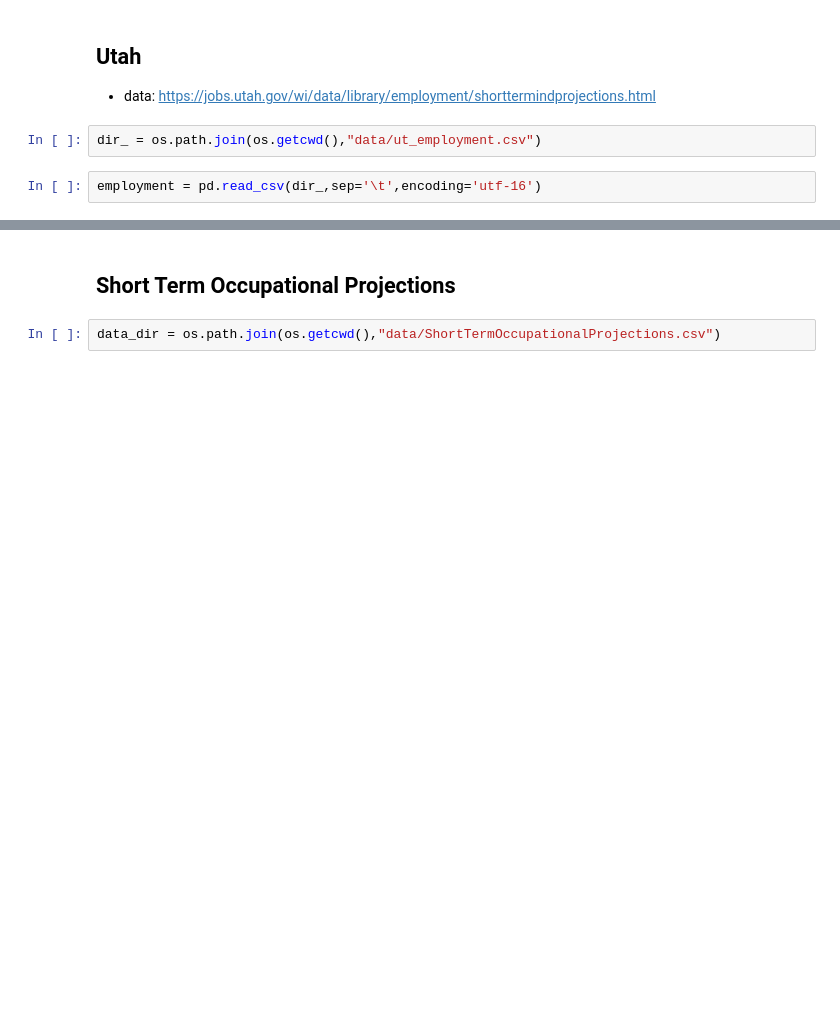
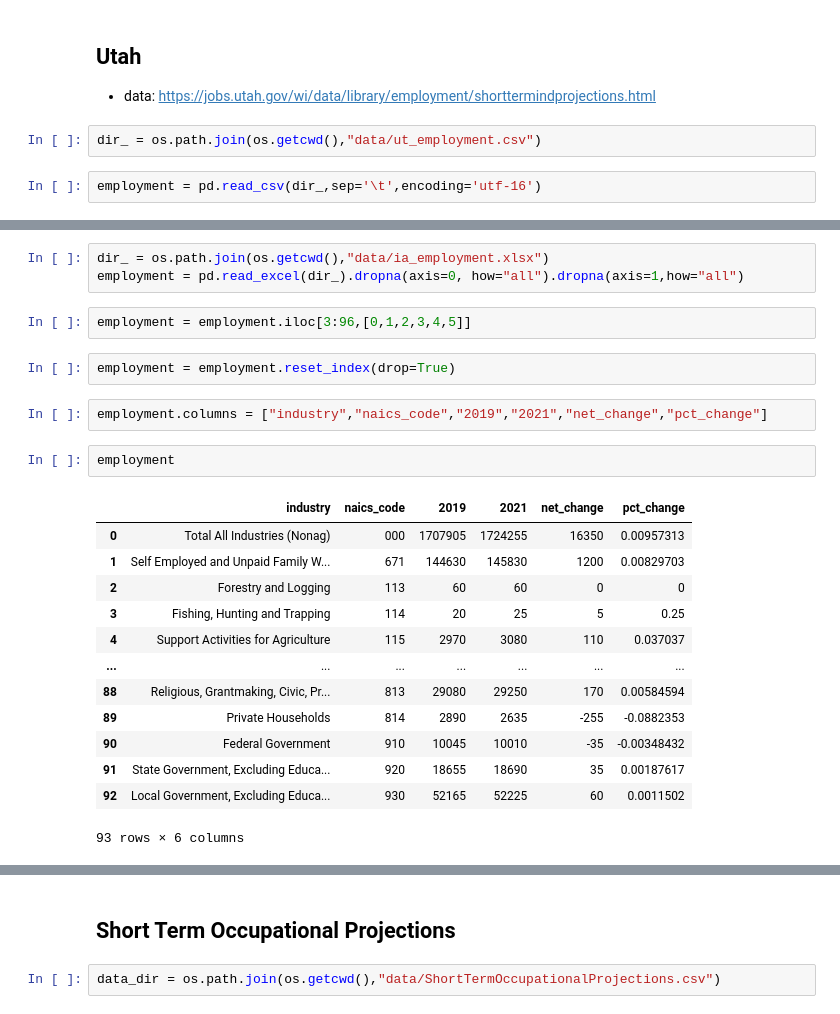
Before and after one commit to xcao38/covid19_analysis, a Jupyter notebook: data_preparing.ipynb, the cells around one changed output, grey strips where cells are left out. Drawn from its saved outputs; the diff is of its cells as text; blank space fills up the shorter version.

```diff
--- a/data_preparing.ipynb
+++ b/data_preparing.ipynb
@@ -852,0 +1141,25 @@ employment = pd.read_csv(dir_,sep='\t',encoding='utf-16')
+# %%
+dir_ = os.path.join(os.getcwd(),"data/ia_employment.xlsx")
+employment = pd.read_excel(dir_).dropna(axis=0, how="all").dropna(axis=1,how="all")
+# %%
+employment = employment.iloc[3:96,[0,1,2,3,4,5]]
+# %%
+employment = employment.reset_index(drop=True)
+# %%
+employment.columns = ["industry","naics_code","2019","2021","net_change","pct_change"]
+# %%
+employment
+# %% [output]
+|  | industry | naics_code | 2019 | 2021 | net_change | pct_change |
+| 0 | Total All Industries (Nonag) | 000 | 1707905 | 1724255 | 16350 | 0.00957313 |
+| 1 | Self Employed and Unpaid Family W... | 671 | 144630 | 145830 | 1200 | 0.00829703 |
+| 2 | Forestry and Logging | 113 | 60 | 60 | 0 | 0 |
+| 3 | Fishing, Hunting and Trapping | 114 | 20 | 25 | 5 | 0.25 |
+| 4 | Support Activities for Agriculture | 115 | 2970 | 3080 | 110 | 0.037037 |
+| ... | ... | ... | ... | ... | ... | ... |
+| 88 | Religious, Grantmaking, Civic, Pr... | 813 | 29080 | 29250 | 170 | 0.00584594 |
+| 89 | Private Households | 814 | 2890 | 2635 | -255 | -0.0882353 |
+| 90 | Federal Government | 910 | 10045 | 10010 | -35 | -0.00348432 |
+| 91 | State Government, Excluding Educa... | 920 | 18655 | 18690 | 35 | 0.00187617 |
+| 92 | Local Government, Excluding Educa... | 930 | 52165 | 52225 | 60 | 0.0011502 |
+93 rows × 6 columns
```
Also changed, not shown: parts of 100 cells of this notebook, 1 other file.
